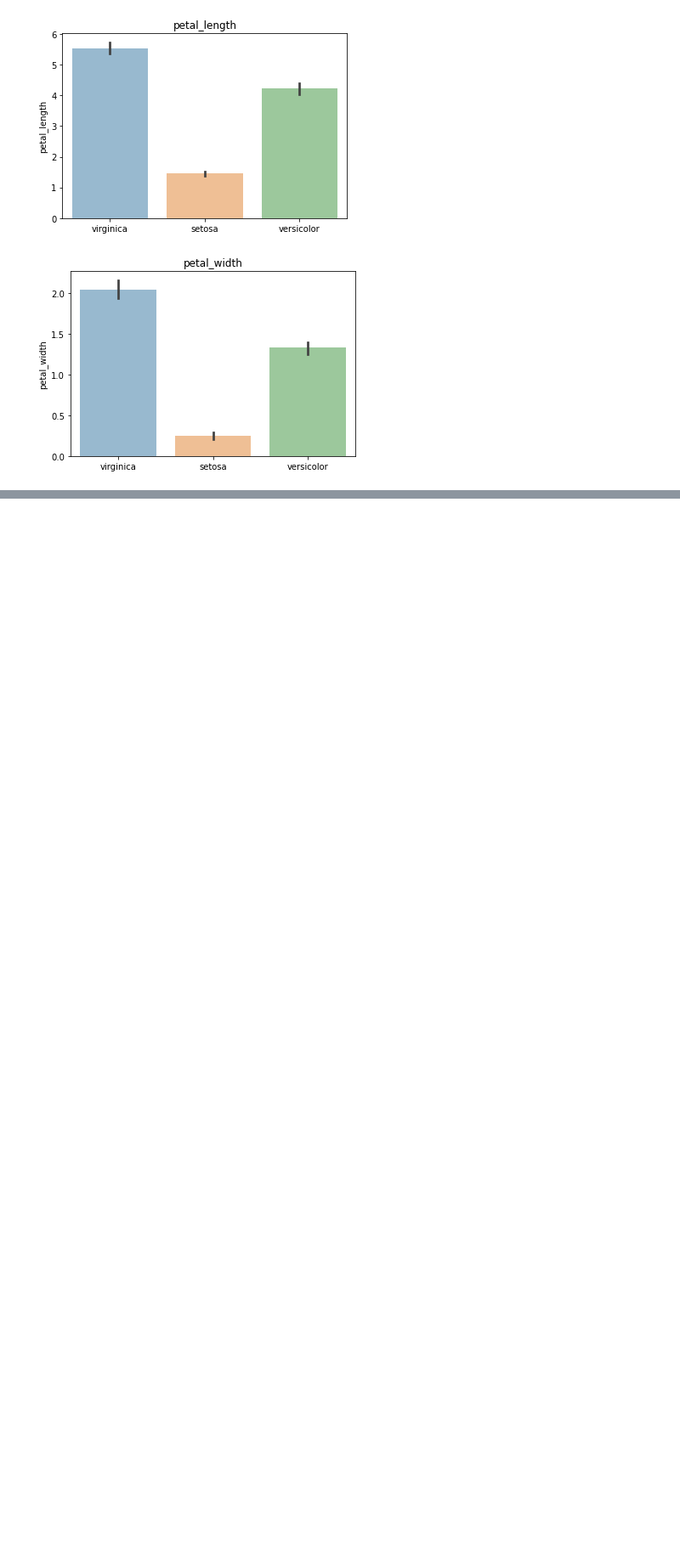
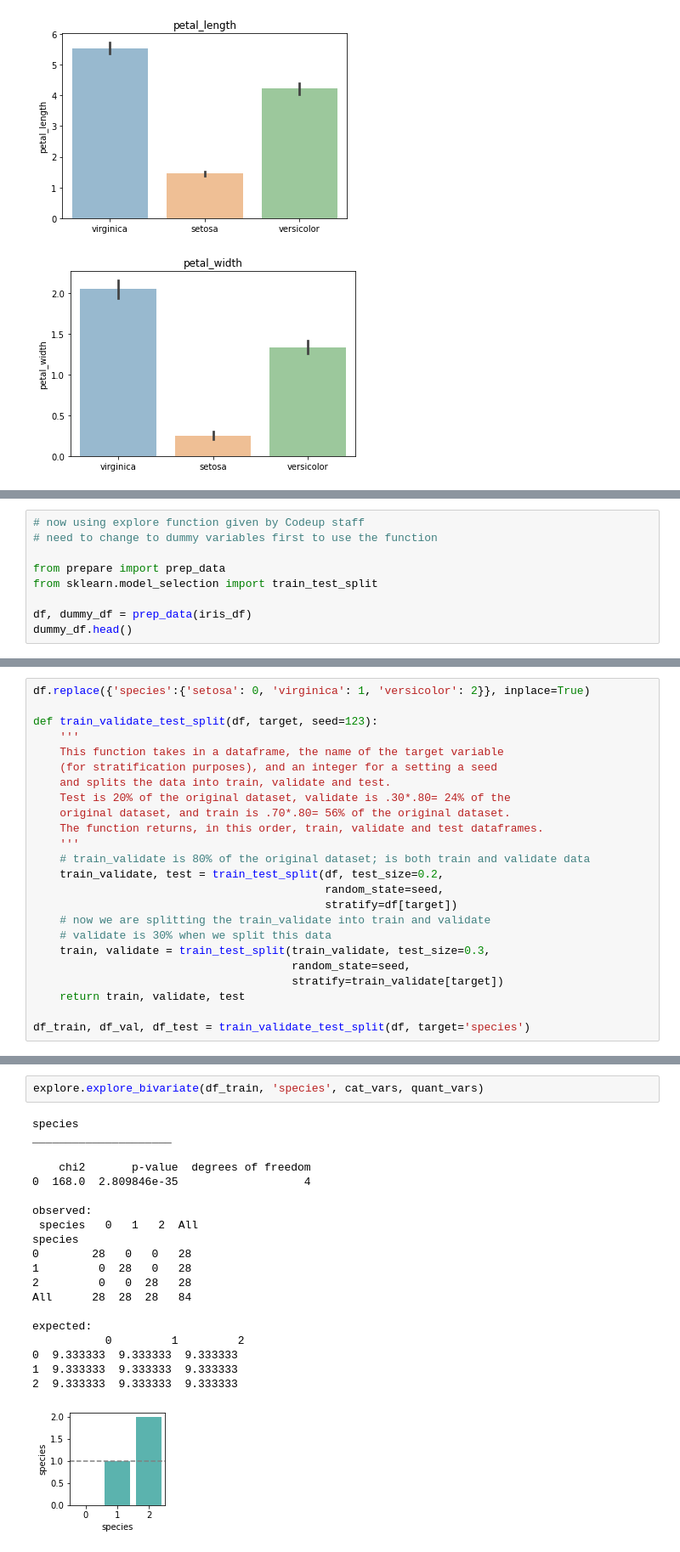
Before and after one commit to ian-james-johnson/classification_exercises, a Jupyter notebook: classification_exercises.ipynb, the cells around one changed output, grey strips where cells are left out. Shown at 85% size. Drawn from its saved outputs; the diff is of its cells as text; blank space fills up the shorter version.

```diff
--- a/classification_exercises.ipynb
+++ b/classification_exercises.ipynb
@@ -650,0 +696,9 @@ train[train.species == 'virginica'].describe().drop(columns=['setosa', 'versicol
+# %%
+# now using explore function given by Codeup staff
+# need to change to dummy variables first to use the function
+
+from prepare import prep_data
+from sklearn.model_selection import train_test_split
+
+df, dummy_df = prep_data(iris_df)
+dummy_df.head()
@@ -650,0 +721,24 @@ train[train.species == 'virginica'].describe().drop(columns=['setosa', 'versicol
+# %%
+df.replace({'species':{'setosa': 0, 'virginica': 1, 'versicolor': 2}}, inplace=True)
+
+def train_validate_test_split(df, target, seed=123):
+    '''
+    This function takes in a dataframe, the name of the target variable
+    (for stratification purposes), and an integer for a setting a seed
+    and splits the data into train, validate and test.
+    Test is 20% of the original dataset, validate is .30*.80= 24% of the
+    original dataset, and train is .70*.80= 56% of the original dataset.
+    The function returns, in this order, train, validate and test dataframes.
+    '''
+    # train_validate is 80% of the original dataset; is both train and validate data
+    train_validate, test = train_test_split(df, test_size=0.2,
+                                            random_state=seed,
+                                            stratify=df[target])
+    # now we are splitting the train_validate into train and validate
+    # validate is 30% when we split this data
+    train, validate = train_test_split(train_validate, test_size=0.3,
+                                       random_state=seed,
+                                       stratify=train_validate[target])
+    return train, validate, test
+
+df_train, df_val, df_test = train_validate_test_split(df, target='species')
@@ -650,0 +754,23 @@ train[train.species == 'virginica'].describe().drop(columns=['setosa', 'versicol
+# %%
+explore.explore_bivariate(df_train, 'species', cat_vars, quant_vars)
+# %% [output]
+species
+_____________________
+
+    chi2       p-value  degrees of freedom
+0  168.0  2.809846e-35                   4
+
+observed:
+ species   0   1   2  All
+species
+0        28   0   0   28
+1         0  28   0   28
+2         0   0  28   28
+All      28  28  28   84
+
+expected:
+           0         1         2
+0  9.333333  9.333333  9.333333
+1  9.333333  9.333333  9.333333
+2  9.333333  9.333333  9.333333
+[figure, added]
```
Also changed, not shown: parts of 38 cells of this notebook, 3 other files.
